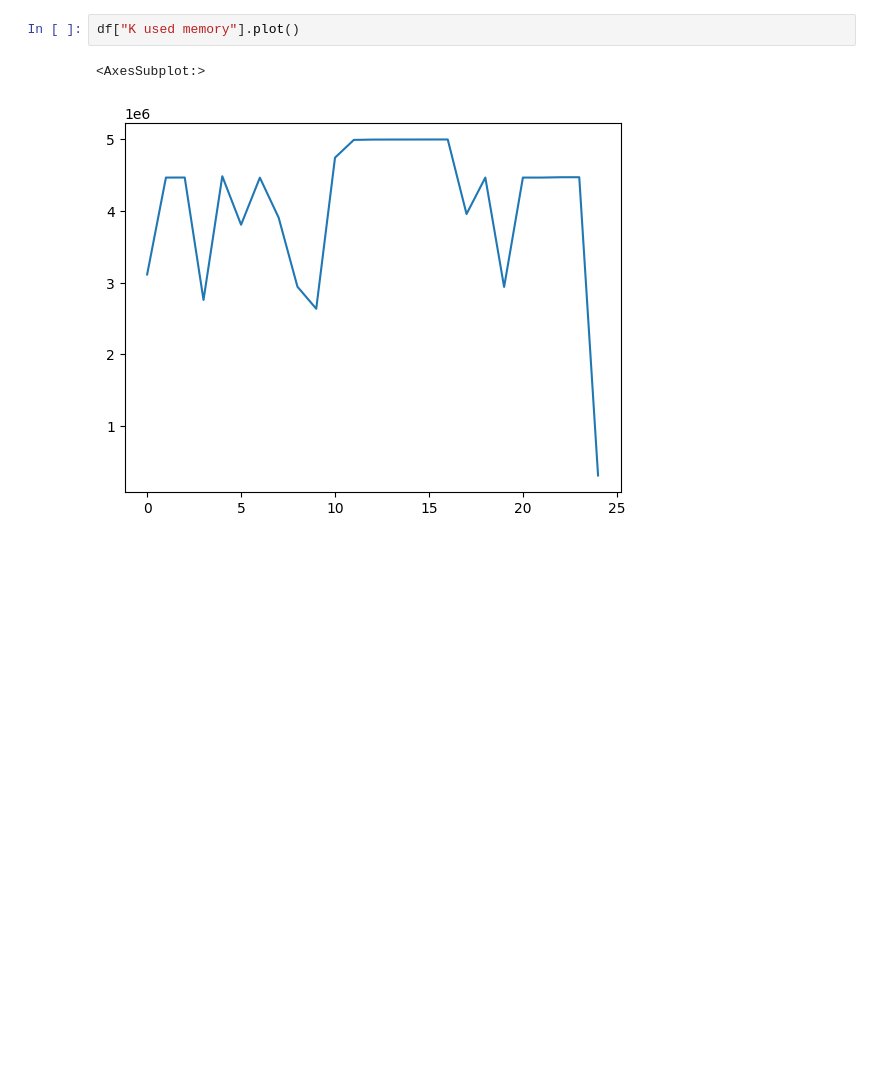
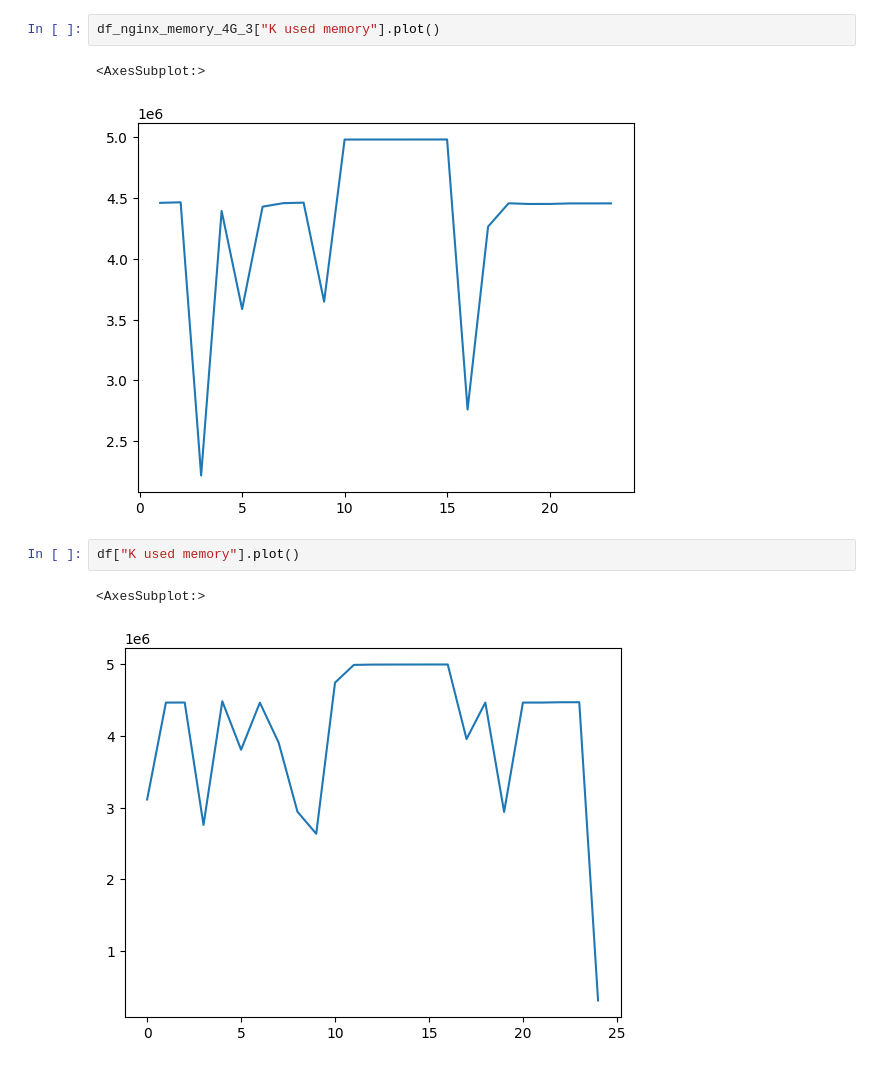
Before and after one commit to sanoguzhan/irp, a Jupyter notebook: eda.ipynb, the cells around one changed output. Drawn from its saved outputs; the diff is of its cells as text; blank space fills up the shorter version.

```diff
--- a/eda.ipynb
+++ b/eda.ipynb
@@ -25,3 +69,8 @@ df.tail()
+# %%
+df_nginx_memory_4G_3["K used memory"].plot()
+# %% [output]
+<AxesSubplot:>
+[figure, added]
 # %%
 df["K used memory"].plot()
 # %% [output]
```
Also changed, not shown: parts of 15 cells of this notebook, 2 other files.
